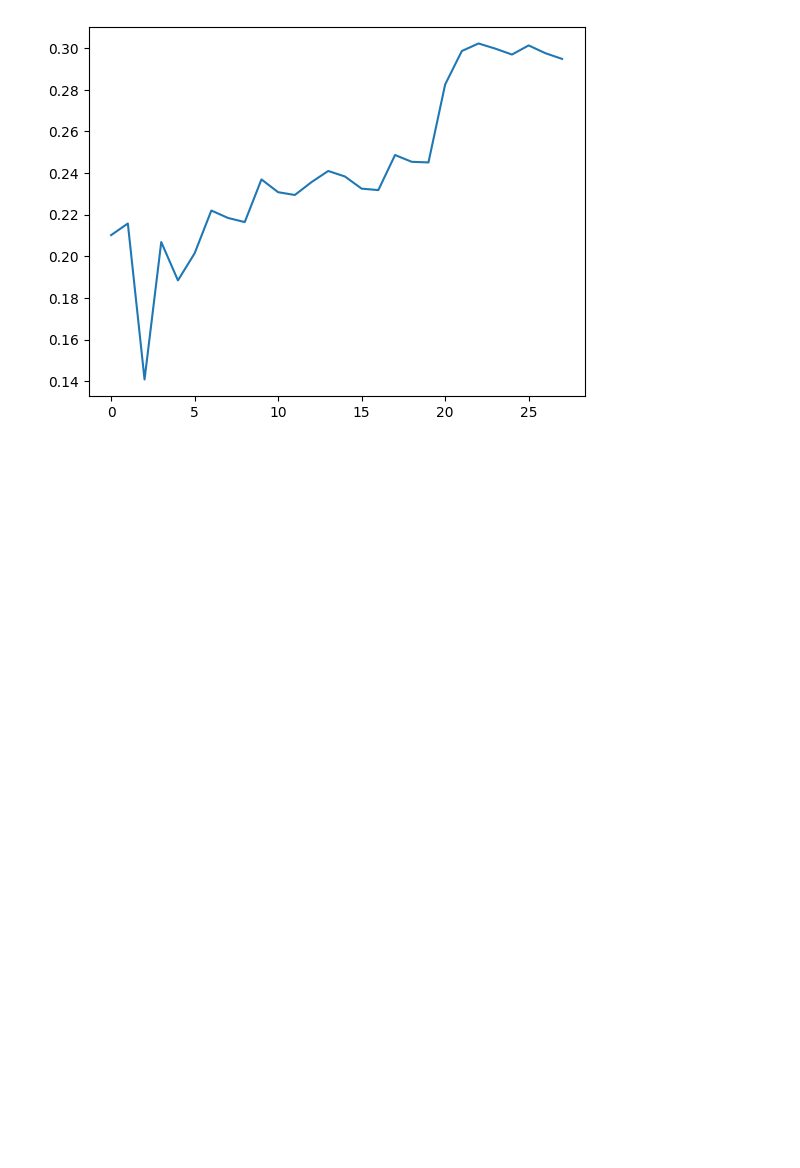
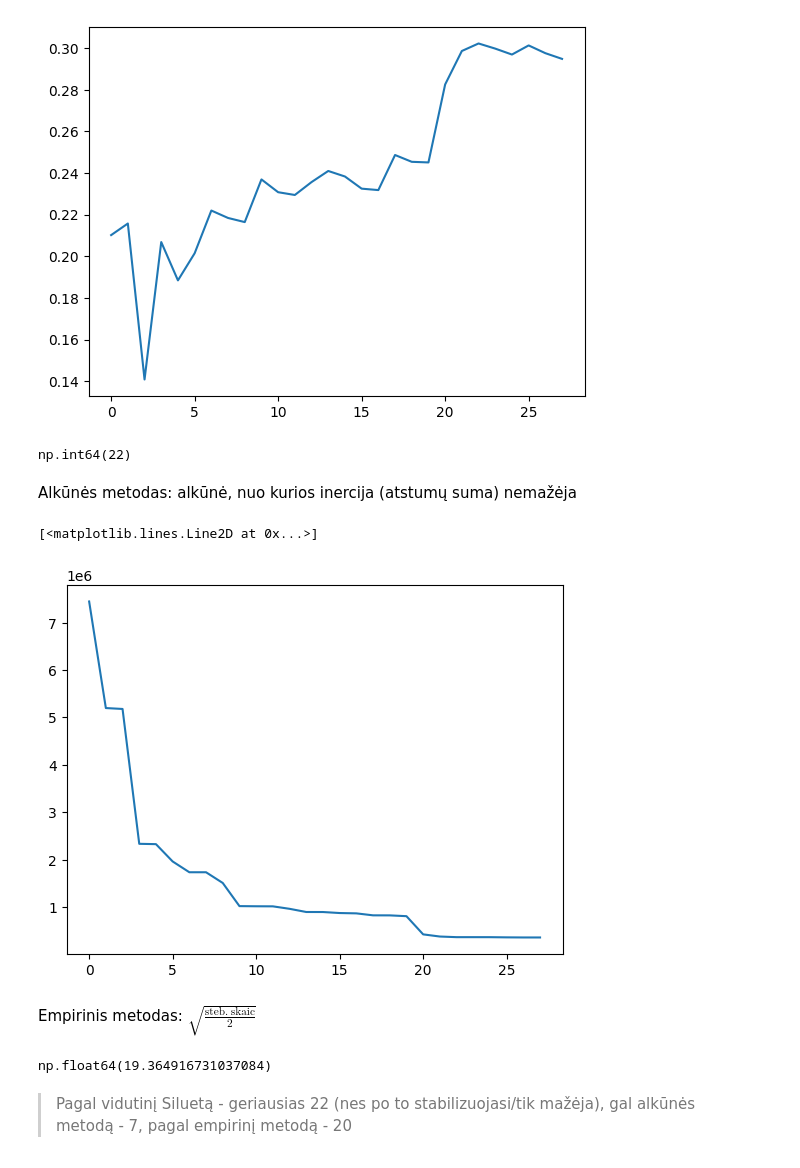
Before and after one commit to lukasjanusauskas/ais-duomenu-vizualizavimas, a Jupyter notebook: 4lab.ipynb, the cells around one changed output. Saved outputs shown, nothing was run; the diff lists cells and outputs as text; code cells hidden in the pictures; blank space fills up the shorter version.

```diff
--- a/4lab.ipynb
+++ b/4lab.ipynb
@@ -15,6 +15,7 @@ from sklearn.metrics import silhouette_score
 # %%
 clusters_of_n = []
 silhouette_scores = []
+inertia_scores = []
 
 for n in range(2, 30):
     clusters = AgglomerativeClustering(n_clusters=n, metric='precomputed', linkage='average')\
@@ -22,3 +23,14 @@ for n in range(2, 30):
 
     score = silhouette_score(distance_matrix, clusters, metric='precomputed')
     silhouette_scores.append(score)
+    clusters_of_n.append(clusters)
+
+    # Elbow method: compute inertia (mean intra-cluster distance)
+    inertia = 0
+    for cluster_id in range(n):
+        members = np.where(clusters == cluster_id)[0]
+        if len(members) > 1:
+            pairwise = distance_matrix[np.ix_(members, members)]
+            inertia += pairwise.sum() / 2
+
+    inertia_scores.append(inertia)
@@ -27,3 +41,22 @@ plt.plot( silhouette_scores )
 # %% [output]
 [<matplotlib.lines.Line2D at 0x...>]
 [figure]
+# %%
+np.argmax(silhouette_scores)
+# %% [output]
+np.int64(22)
+# %% [markdown]
+Alkūnės metodas: alkūnė, nuo kurios inercija (atstumų suma) nemažėja
+# %%
+plt.plot(inertia_scores)
+# %% [output]
+[<matplotlib.lines.Line2D at 0x...>]
+[figure, added]
+# %% [markdown]
+Empirinis metodas: $\sqrt{ \frac{\mathrm{steb.\ skaic}}{2} }$
+# %%
+np.sqrt(distance_matrix.shape[0] / 2)
+# %% [output]
+np.float64(19.364916731037084)
+# %% [markdown]
+> Pagal vidutinį Siluetą - geriausias 22 (nes po to stabilizuojasi/tik mažėja), gal alkūnės metodą - 7, pagal empirinį metodą - 20
```
Also changed, not shown: parts of 1 cell of this notebook.
